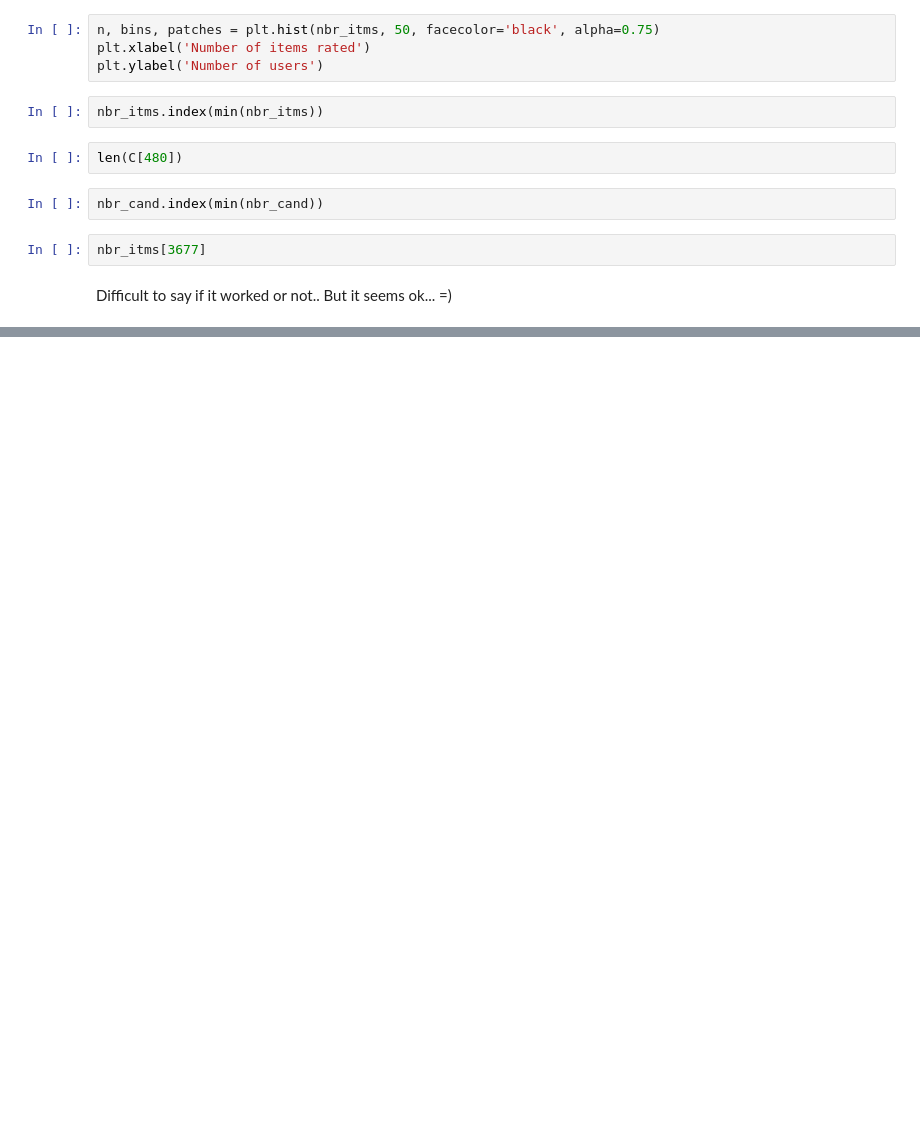
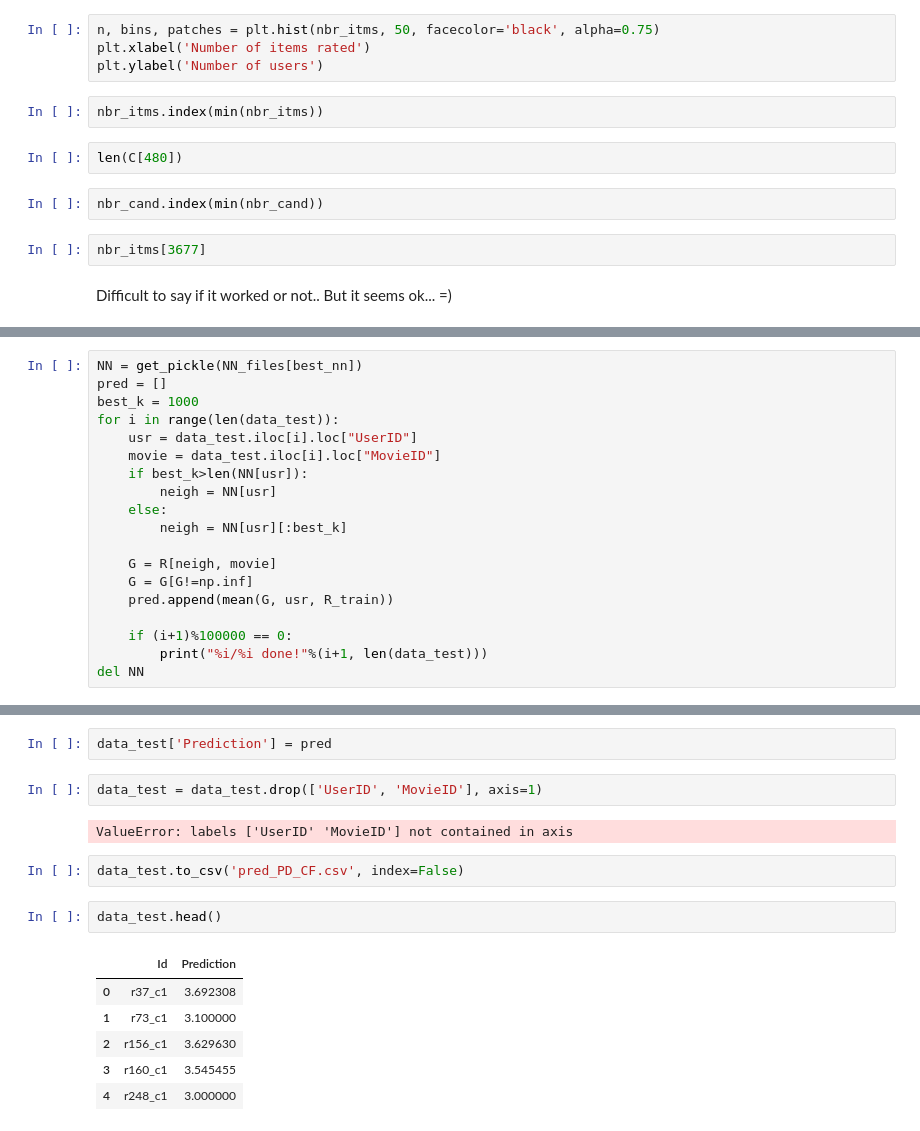
Before and after one commit to glederrey/PCML_Netflix_and_Chill, a Jupyter notebook: notebooks/CF_and_PD/Collaborative_Filtering_and_Pareto_Dominance.ipynb, the cells around one changed output, grey strips where cells are left out. Cells and saved outputs as stored; diff of their text form; blank space fills up the shorter version.

```diff
--- a/notebooks/CF_and_PD/Collaborative_Filtering_and_Pareto_Dominance.ipynb
+++ b/notebooks/CF_and_PD/Collaborative_Filtering_and_Pareto_Dominance.ipynb
@@ -123,0 +211,19 @@ NN3[0][0:10]
+# %%
+NN = get_pickle(NN_files[best_nn])
+pred = []
+best_k = 1000
+for i in range(len(data_test)):
+    usr = data_test.iloc[i].loc["UserID"]
+    movie = data_test.iloc[i].loc["MovieID"]
+    if best_k>len(NN[usr]):
+        neigh = NN[usr]
+    else:
+        neigh = NN[usr][:best_k]
+
+    G = R[neigh, movie]
+    G = G[G!=np.inf]
+    pred.append(mean(G, usr, R_train))
+
+    if (i+1)%100000 == 0:
+        print("%i/%i done!"%(i+1, len(data_test)))
+del NN
@@ -123,0 +242,17 @@ NN3[0][0:10]
+# %%
+data_test['Prediction'] = pred
+# %%
+data_test = data_test.drop(['UserID', 'MovieID'], axis=1)
+# %% [output]
+ValueError: labels ['UserID' 'MovieID'] not contained in axis
+# %%
+data_test.to_csv('pred_PD_CF.csv', index=False)
+# %%
+data_test.head()
+# %% [output]
+|  | Id | Prediction |
+| 0 | r37_c1 | 3.692308 |
+| 1 | r73_c1 | 3.100000 |
+| 2 | r156_c1 | 3.629630 |
+| 3 | r160_c1 | 3.545455 |
+| 4 | r248_c1 | 3.000000 |
```
Also changed, not shown: parts of 25 cells of this notebook, 3 other files.
